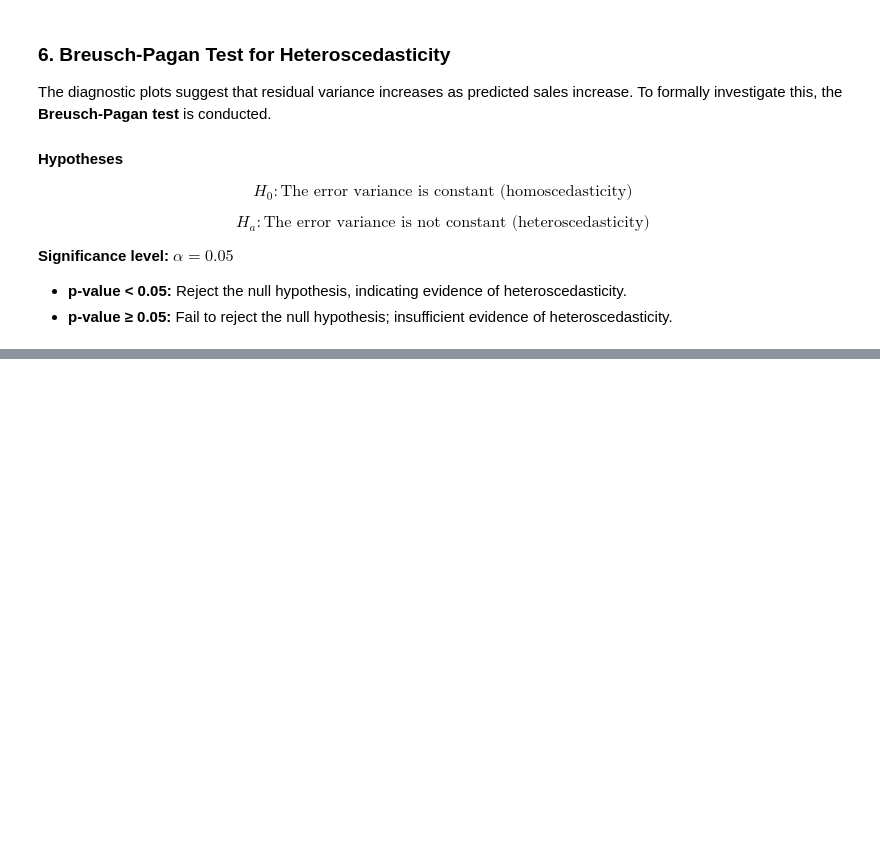
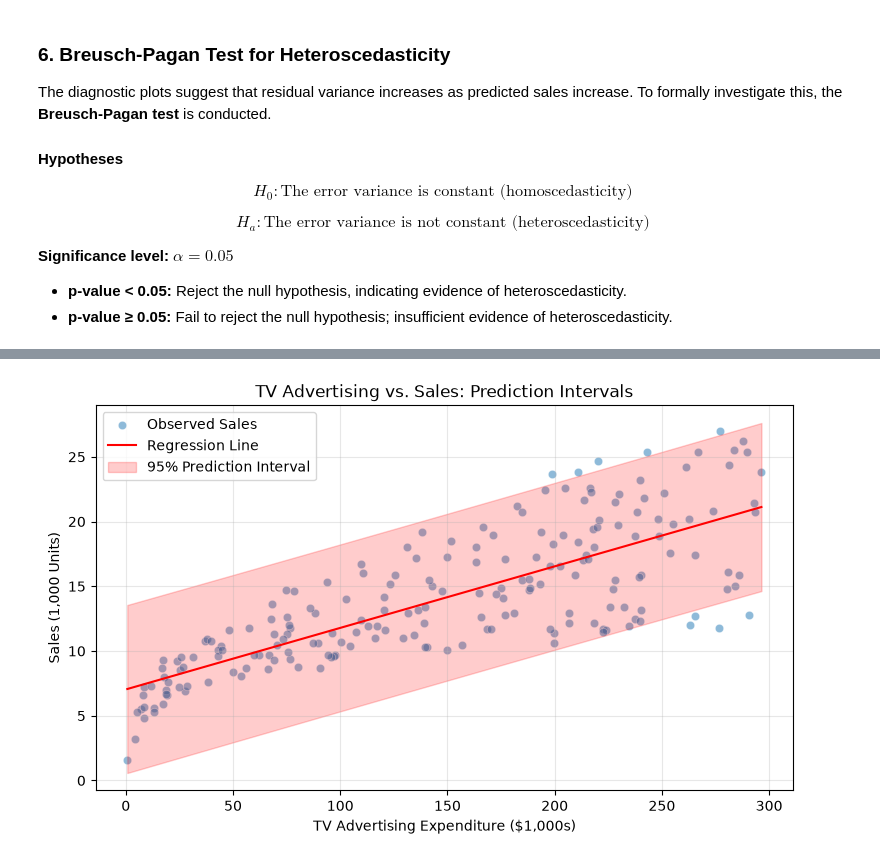
Before and after one commit to xavierland605/Python-Linear-Regression-Library, a Jupyter notebook: TV_Advertising_Sales_Analysis.ipynb, the cells around one changed output, grey strips where cells are left out. Cells and saved outputs as stored; diff of their text form; code cells hidden in the pictures; blank space fills up the shorter version.

Commit message:
did some data analysis

```diff
--- a/TV_Advertising_Sales_Analysis.ipynb
+++ b/TV_Advertising_Sales_Analysis.ipynb
@@ -340,0 +483,32 @@ Reject H0: Evidence of heteroscedasticity
+# %%
+x_line = np.linspace(X.min(), X.max(), 200)
+
+# Generate intervals for all 200 points
+intervals = model.predict(x_line, interval="prediction")
+
+# Extract lower and upper bounds
+lower = intervals.iloc[:, -2].to_numpy()
+upper = intervals.iloc[:, -1].to_numpy()
+
+# Plot observed sales
+plt.figure(figsize=(9, 5))
+sns.scatterplot(data=df, x="TV", y="sales",
+                alpha=0.5, label="Observed Sales")
+
+# Plot regression line
+plt.plot(x_line, model.predict(x_line),
+         color="red", label="Regression Line")
+
+# Plot prediction intervals
+plt.fill_between(x_line, lower, upper,
+                 alpha=0.2, color="red",
+                 label="95% Prediction Interval")
+
+plt.title("TV Advertising vs. Sales: Prediction Intervals")
+plt.xlabel("TV Advertising Expenditure ($1,000s)")
+plt.ylabel("Sales (1,000 Units)")
+plt.legend()
+plt.grid(alpha=0.3)
+plt.show()
+# %% [output]
+[figure, added]
```
Also changed, not shown: parts of 12 cells of this notebook, 2 other files.
